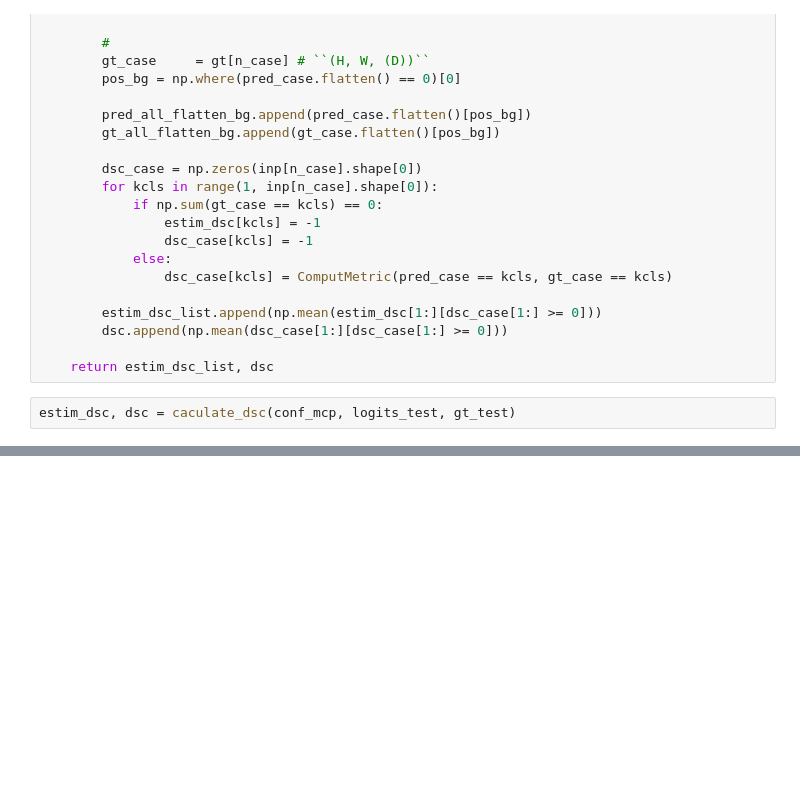
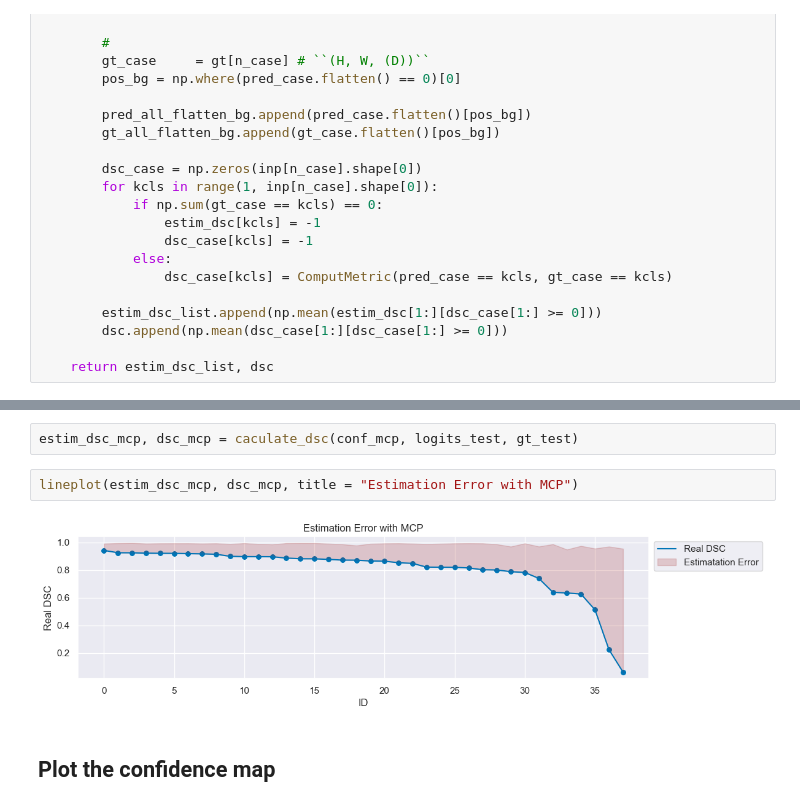
Before and after one commit to ZerojumpLine/MOVAL, a Jupyter notebook: docs/source/demos/analysis_seg2d.ipynb, the cells around one changed output, grey strips where cells are left out. Drawn from its saved outputs; the diff is of its cells as text; blank space fills up the shorter version.

```diff
--- a/docs/source/demos/analysis_seg2d.ipynb
+++ b/docs/source/demos/analysis_seg2d.ipynb
@@ -377,5 +377,3 @@ def caculate_dsc(score, inp, gt):
         dsc.append(np.mean(dsc_case[1:][dsc_case[1:] >= 0]))
 
     return estim_dsc_list, dsc
-# %%
-estim_dsc, dsc = caculate_dsc(conf_mcp, logits_test, gt_test)
@@ -421,0 +436,8 @@ dsc
+# %%
+estim_dsc_mcp, dsc_mcp = caculate_dsc(conf_mcp, logits_test, gt_test)
+# %%
+lineplot(estim_dsc_mcp, dsc_mcp, title = "Estimation Error with MCP")
+# %% [output]
+[figure, added]
+# %% [markdown]
+## Plot the confidence map
```
Also changed, not shown: parts of 10 cells of this notebook, 10 other files.
